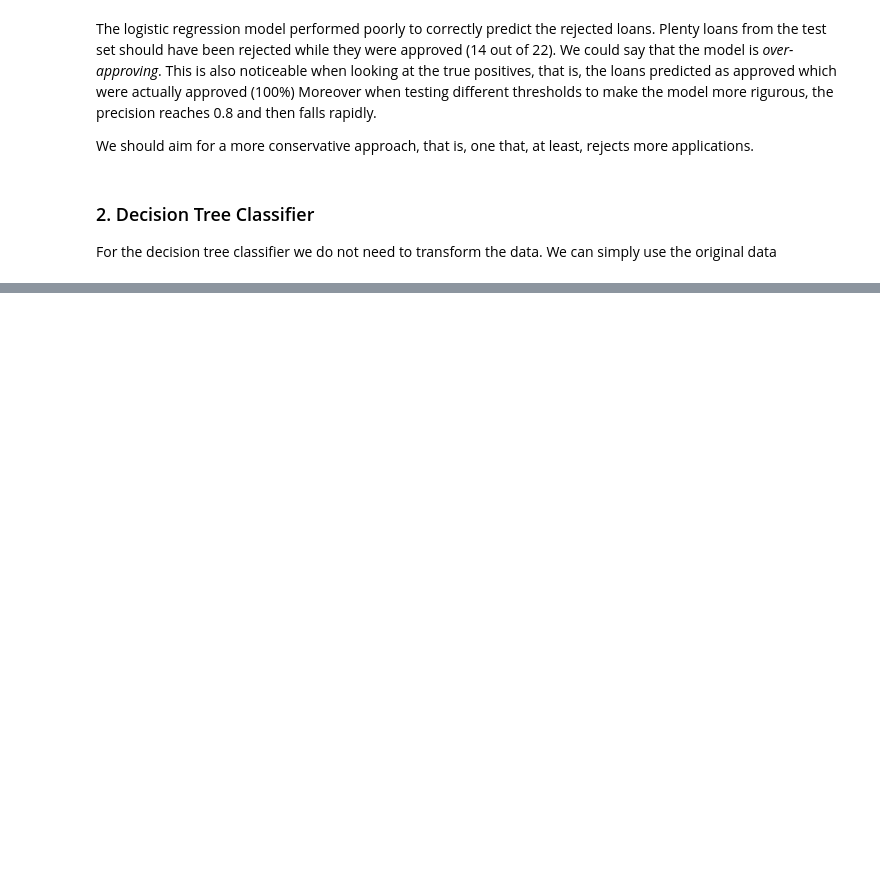
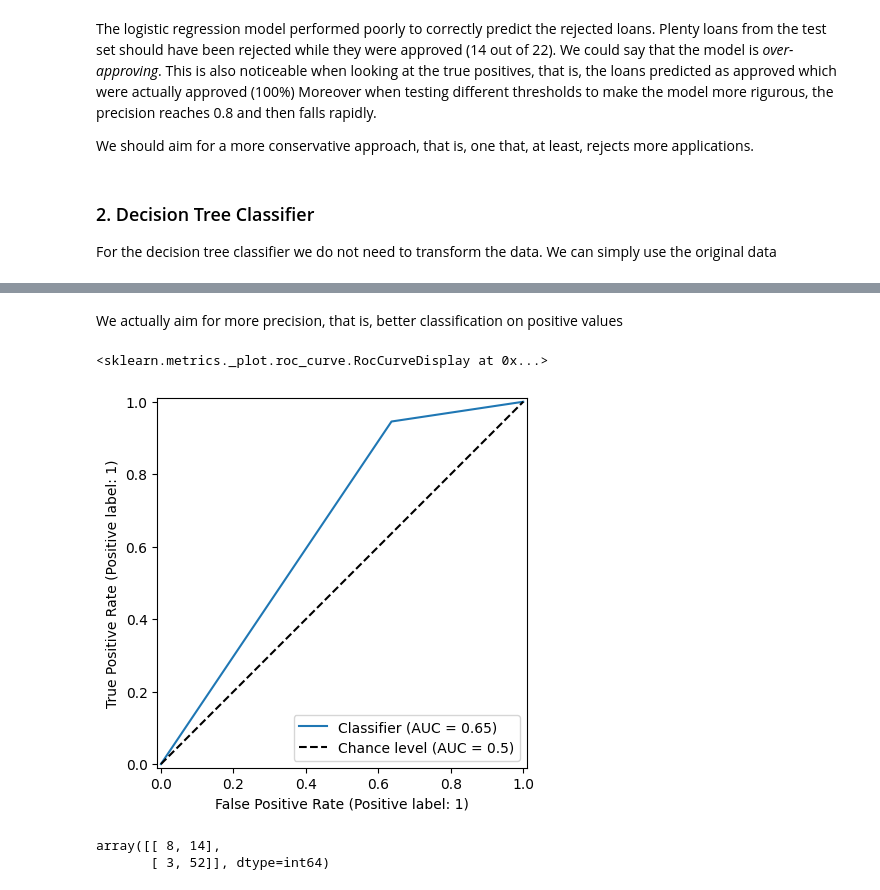
Before and after one commit to lucasph97/myPortfolio, a Jupyter notebook: #3 Loan status prediction - Python/model_fitting.ipynb, the cells around one changed output, grey strips where cells are left out. Drawn from its saved outputs; the diff is of its cells as text; code cells hidden in the pictures; blank space fills up the shorter version.

```diff
--- a/#3 Loan status prediction - Python/model_fitting.ipynb
+++ b/#3 Loan status prediction - Python/model_fitting.ipynb
@@ -280,0 +374,14 @@ tree_best.score(X_test, y_test)
+# %% [markdown]
+We actually aim for more precision, that is, better classification on positive values
+# %%
+# ROC Curve
+RocCurveDisplay.from_predictions(y_test, y_pred, plot_chance_level = True)
+# %% [output]
+<sklearn.metrics._plot.roc_curve.RocCurveDisplay at 0x...>
+[figure, added]
+# %%
+# Confusion Matrix
+confusion_matrix(y_test, y_pred)
+# %% [output]
+array([[ 8, 14],
+       [ 3, 52]], dtype=int64)
```
Also changed, not shown: parts of 65 cells of this notebook, 5 other files.
